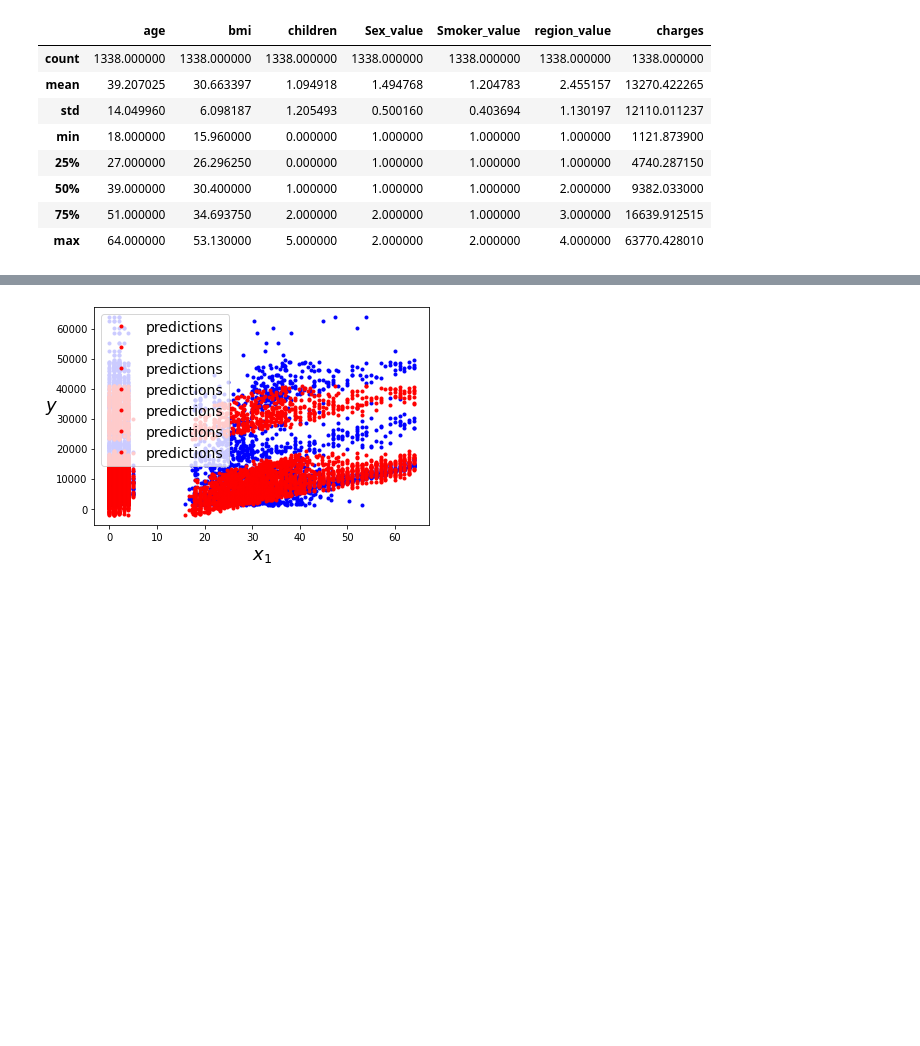
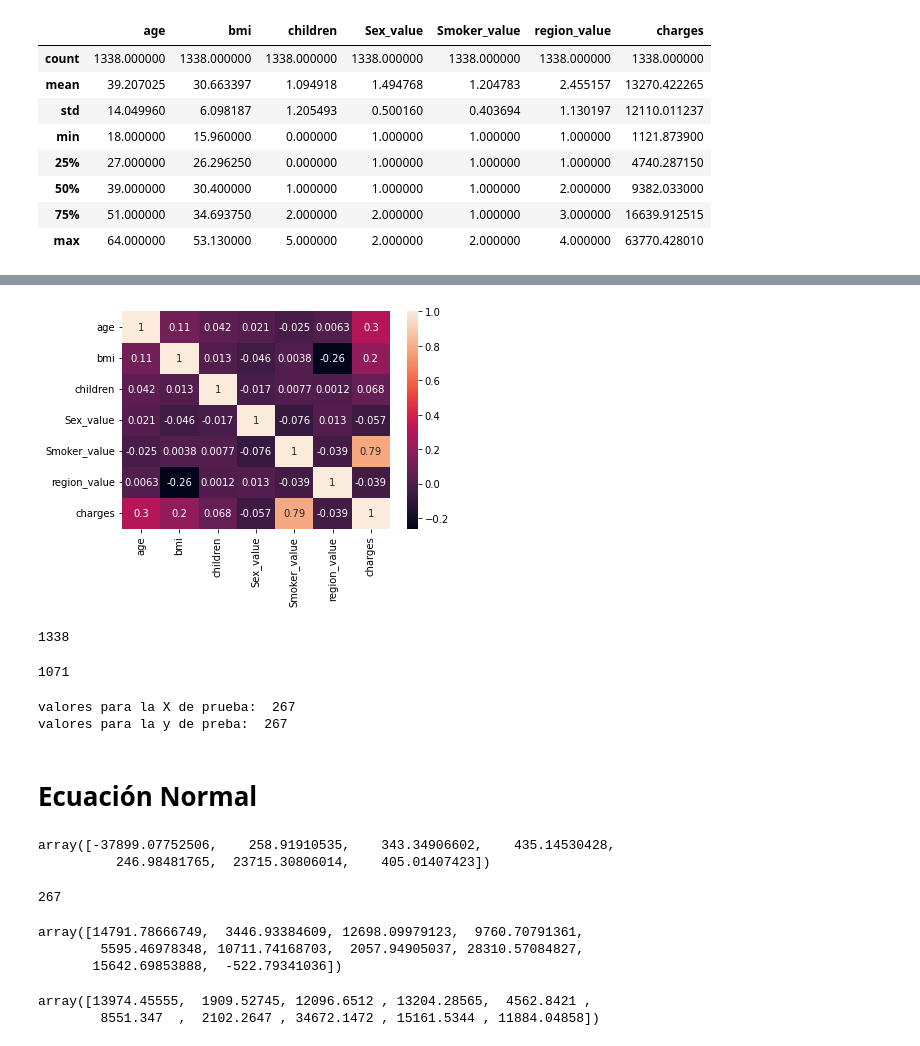
Before and after one commit to SeisCaras/Proyecto1_aprendizaje, a Jupyter notebook: seguros.ipynb, the cells around one changed output, grey strips where cells are left out. Cells and saved outputs as stored; diff of their text form; code cells hidden in the pictures; blank space fills up the shorter version.

```diff
--- a/seguros.ipynb
+++ b/seguros.ipynb
@@ -129,9 +99,11 @@ plt.show()
-# %%
-plt.plot(X, y, 'b.')
-plt.plot(X_new, y_predict, 'r.', linewidth=2, label="predictions")
-plt.xlabel('$x_1$', fontsize=18)
-plt.ylabel('$y$', rotation=0, fontsize=18)
-plt.legend(loc='upper left', fontsize=14)
-plt.show()
-# %% [output]
-[figure, removed]
+# %%
+sns.heatmap(df.corr(), annot=True)
+plt.show()
+# %% [output]
+[figure, added]
+# %%
+X = df[['age', 'bmi', 'children',
+...        'Sex_value', 'Smoker_value', 'region_value']].values
+X.shape[0]
+# %% [output]
+1338
@@ -137,0 +132,37 @@ plt.show()
+# %%
+X_b = np.c_[np.ones((X_train.shape[0],1)), X_train]
+X_b.shape[0]
+# %% [output]
+1071
+# %%
+print("valores para la X de prueba: ",X_test.shape[0])
+print("valores para la y de preba: ",y_test.shape[0])
+# %% [output]
+valores para la X de prueba:  267
+valores para la y de preba:  267
+# %% [markdown]
+# Ecuación Normal
+# %%
+theta_best = np.linalg.inv(X_b.T @ X_b) @ X_b.T @ y_train
+theta_best
+# %% [output]
+array([-37899.07752506,    258.91910535,    343.34906602,    435.14530428,
+          246.98481765,  23715.30806014,    405.01407423])
+# %%
+X_new = np.array(X_test)
+X_new_b = np.c_[np.ones((X_test.shape[0],1)), X_new]
+y_predict = X_new_b @ theta_best
+y_predict.shape[0]
+# %% [output]
+267
+# %%
+y_predict[:10]
+# %% [output]
+array([14791.78666749,  3446.93384609, 12698.09979123,  9760.70791361,
+        5595.46978348, 10711.74168703,  2057.94905037, 28310.57084827,
+       15642.69853888,  -522.79341036])
+# %%
+y_test[:10]
+# %% [output]
+array([13974.45555,  1909.52745, 12096.6512 , 13204.28565,  4562.8421 ,
+        8551.347  ,  2102.2647 , 34672.1472 , 15161.5344 , 11884.04858])
```
Also changed, not shown: parts of 15 cells of this notebook.
